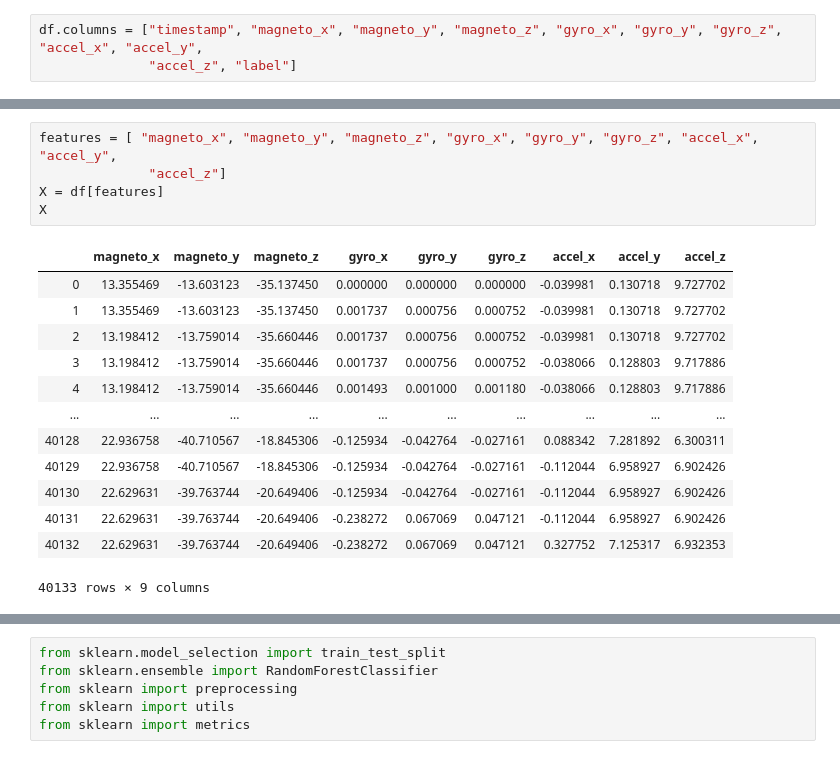
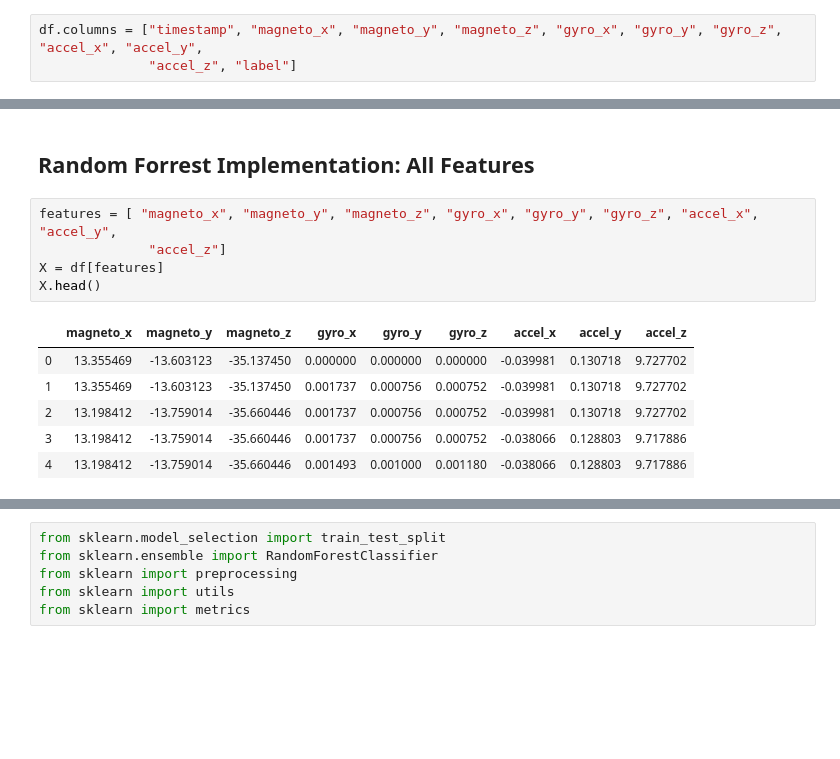
Before and after one commit to ddhruvgupta/MaliciousApp, a Jupyter notebook: Random Forrest Classifier.ipynb, the cells around one changed output, grey strips where cells are left out. Cells and saved outputs as stored; diff of their text form; blank space fills up the shorter version.

```diff
--- a/Random Forrest Classifier.ipynb
+++ b/Random Forrest Classifier.ipynb
@@ -27,22 +53,17 @@ df.info()
+# %% [markdown]
+## Random Forrest Implementation: All Features ##
 # %%
 features = [ "magneto_x", "magneto_y", "magneto_z", "gyro_x", "gyro_y", "gyro_z", "accel_x", "accel_y",
               "accel_z"]
 X = df[features]
-X
+X.head()
 # %% [output]
 |  | magneto_x | magneto_y | magneto_z | gyro_x | gyro_y | gyro_z | accel_x | accel_y | accel_z |
 | 0 | 13.355469 | -13.603123 | -35.137450 | 0.000000 | 0.000000 | 0.000000 | -0.039981 | 0.130718 | 9.727702 |
 | 1 | 13.355469 | -13.603123 | -35.137450 | 0.001737 | 0.000756 | 0.000752 | -0.039981 | 0.130718 | 9.727702 |
 | 2 | 13.198412 | -13.759014 | -35.660446 | 0.001737 | 0.000756 | 0.000752 | -0.039981 | 0.130718 | 9.727702 |
 | 3 | 13.198412 | -13.759014 | -35.660446 | 0.001737 | 0.000756 | 0.000752 | -0.038066 | 0.128803 | 9.717886 |
 | 4 | 13.198412 | -13.759014 | -35.660446 | 0.001493 | 0.001000 | 0.001180 | -0.038066 | 0.128803 | 9.717886 |
-| ... | ... | ... | ... | ... | ... | ... | ... | ... | ... |
-| 40128 | 22.936758 | -40.710567 | -18.845306 | -0.125934 | -0.042764 | -0.027161 | 0.088342 | 7.281892 | 6.300311 |
-| 40129 | 22.936758 | -40.710567 | -18.845306 | -0.125934 | -0.042764 | -0.027161 | -0.112044 | 6.958927 | 6.902426 |
-| 40130 | 22.629631 | -39.763744 | -20.649406 | -0.125934 | -0.042764 | -0.027161 | -0.112044 | 6.958927 | 6.902426 |
-| 40131 | 22.629631 | -39.763744 | -20.649406 | -0.238272 | 0.067069 | 0.047121 | -0.112044 | 6.958927 | 6.902426 |
-| 40132 | 22.629631 | -39.763744 | -20.649406 | -0.238272 | 0.067069 | 0.047121 | 0.327752 | 7.125317 | 6.932353 |
-40133 rows × 9 columns
 # %%
 target = ["label"]
 y = df[target]
```
Also changed, not shown: parts of 20 cells of this notebook.
